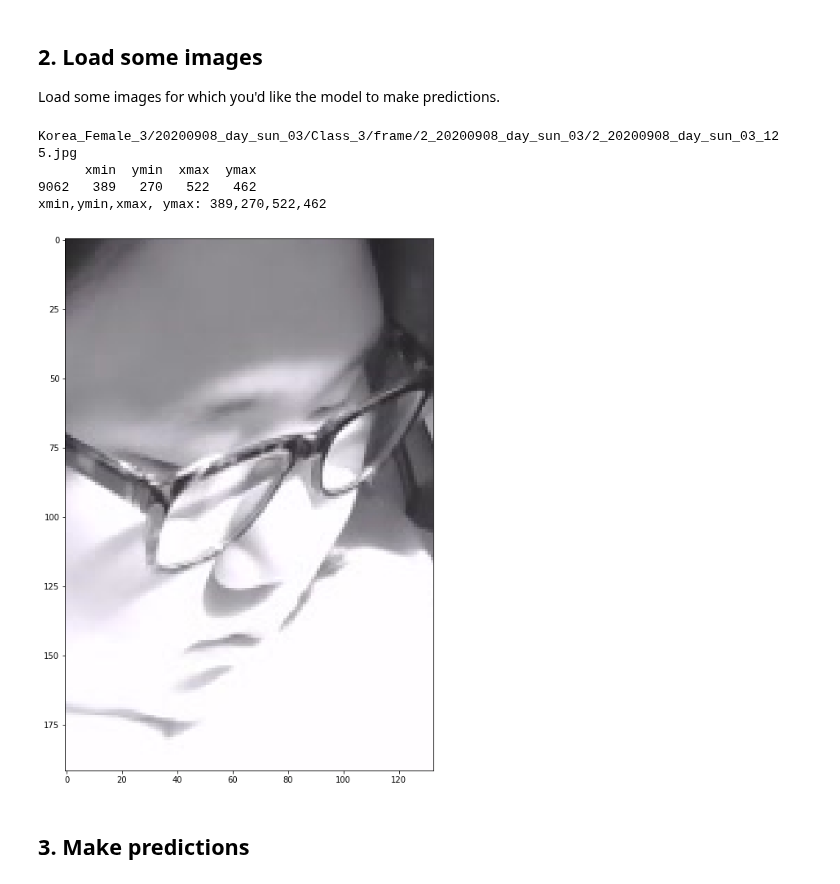
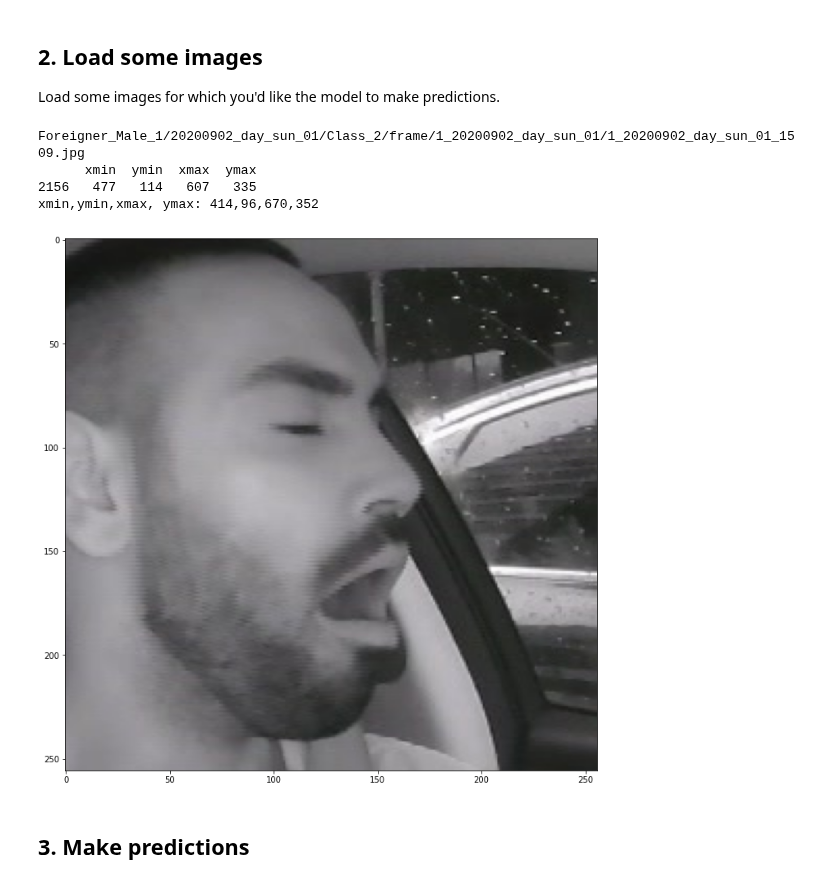
Before and after one commit to TaeseongMoon/bf_reimplement, a Jupyter notebook: blazeface_inference_face.ipynb, the cells around one changed output. Saved outputs shown, nothing was run; the diff lists cells and outputs as text; code cells hidden in the pictures.

```diff
--- a/blazeface_inference_face.ipynb
+++ b/blazeface_inference_face.ipynb
@@ -132,59 +119,69 @@ Or
 ## 2. Load some images
 
 Load some images for which you'd like the model to make predictions.
+# %%
+import random
+import pandas as pd
+csv = pd.read_csv('/data/tsmoon_set/valid_setting_2.csv')
 # %%
-import random
-import pandas as pd
-csv = pd.read_csv('/data/valid_with_box.csv')
-
 imgs = csv.img_path.tolist()
-test_image_name = random.choice(imgs)
+# test_image_name = random.choice(imgs)
+test_image_name = 'Foreigner_Male_1/20200902_day_sun_01/Class_2/frame/1_20200902_day_sun_01/1_20200902_day_sun_01_15 09.jpg'
 print(test_image_name)
 x = csv[csv.img_path == test_image_name]
 xmin, ymin, xmax, ymax = int(x.xmin), int(x.ymin), int(x.xmax), int(x.ymax)
+w = xmax - xmin
+h = ymax - ymin
+cx = int(xmin + w//2)
+cy = int(ymin + h//2)
+xmin = cx - 128
+ymin = cy - 128
+xmax = cx + 128
+ymax = cy + 128
 print(x.iloc[:,1:5])
 print(f"xmin,ymin,xmax, ymax: {xmin},{ymin},{xmax},{ymax}")
 # %% [output]
-Korea_Female_3/20200908_day_sun_03/Class_3/frame/2_20200908_day_sun_03/2_20200908_day_sun_03_12 5.jpg
+Foreigner_Male_1/20200902_day_sun_01/Class_2/frame/1_20200902_day_sun_01/1_20200902_day_sun_01_15 09.jpg
       xmin  ymin  xmax  ymax
-9062   389   270   522   462
-xmin,ymin,xmax, ymax: 389,270,522,462
+2156   477   114   607   335
+xmin,ymin,xmax, ymax: 414,96,670,352
 # %%
 crop_images = [] # Store the images here.
 input_images = [] # Store resized versions of the images here.
-
+imgs = csv.img_path.tolist()
+# test_image_name = random.choice(imgs)
 # We'll only load one image in this example.
 img_path = f'/data/{test_image_name}'
 # img_path = './test/2.jpg'
 # detector = MTCNN()
 ori_image = cv2.imread(img_path)
 ori_image = cv2.cvtColor(ori_image, cv2.COLOR_BGR2RGB)
 ori_image = ori_image[ymin:ymax, xmin:xmax]
 plt.figure(figsize=(20,12))
 plt.imshow(ori_image)
-ori_image = cv2.resize(ori_image, dsize=(128,128), interpolation=cv2.INTER_LINEAR)
+ori_image = cv2.resize(ori_image, dsize=(256,256), interpolation=cv2.INTER_LINEAR)
 ori_images = np.array([ori_image])
 input_images = np.array(ori_images)
 # input_images.append(ori_images)
 
 
 # crop_data = detector.detect_faces(ori_image)
 
 # for i in crop_data:
 
 #     crop_image = ori_image[int(i['box'][1]):int(i['box'][1])+int(i['box'][3]), int(i['box'][0]):int(i['box'][0])+int(i['box'][2]),:]#keypoints, confidence
 #     crop_images.append(crop_image)
 #     print(crop_image.shape)
 # #     img = image.load_img(img_path, target_size=(img_height, img_width))
 # #     img = image.img_to_array(img)
 # #     print(img.shape)
 # #     img = img[int(i['box'][0]):int(i['box'][0])+int(i['box'][2]), int(i['box'][1]):int(i['box'][1])+int(i['box'][3]),:]
 #     crop_image = cv2.resize(crop_image, dsize=(128,128), interpolation=cv2.INTER_LINEAR)
 #     input_images.append(crop_image)
 # input_images = np.array(input_images)
 # print(input_images.shape)
 # %% [output]
-[figure, old version]
+[figure, new version]
 # %% [markdown]
 ## 3. Make predictions
 # %%
```
Also changed, not shown: parts of 25 cells of this notebook, 1 other file.
